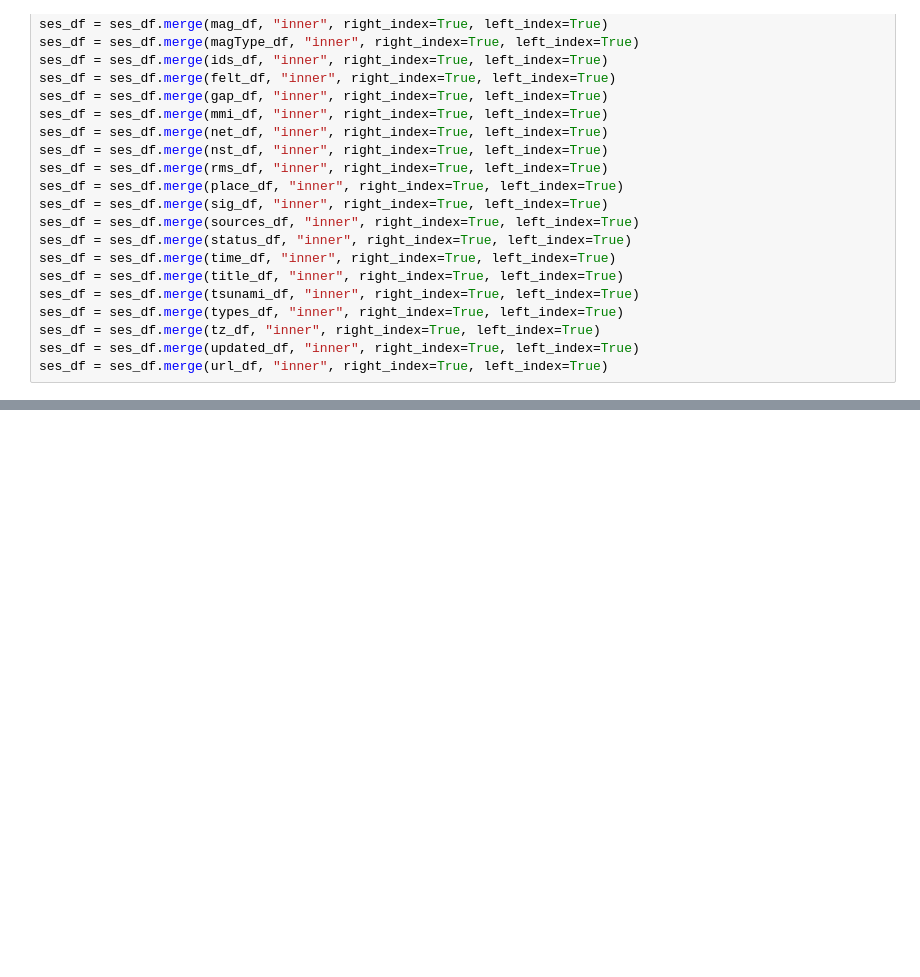
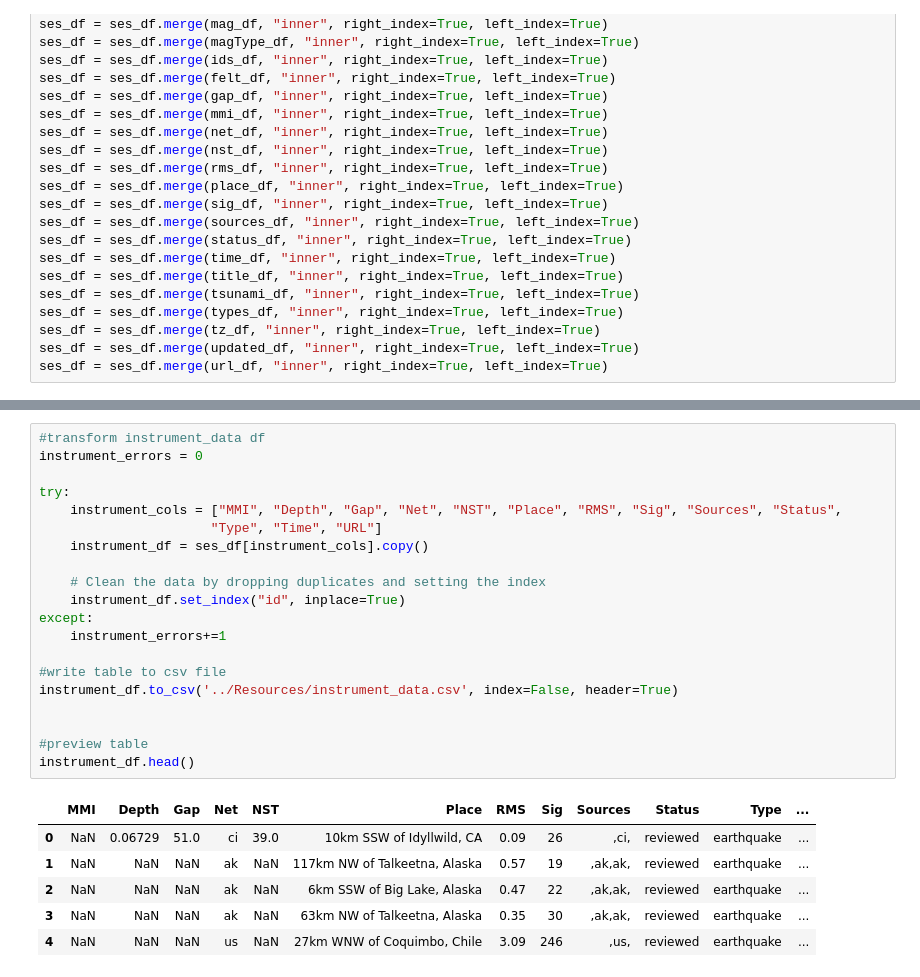
Before and after one commit to jchoi17/ETL-project, a Jupyter notebook: Jupyter Notebooks/Table Creation and PandasDF.ipynb, the cells around one changed output, grey strips where cells are left out. Cells and saved outputs as stored; diff of their text form; blank space fills up the shorter version.

Commit message:
jupyter notebook & resources

```diff
--- a/Jupyter Notebooks/Table Creation and PandasDF.ipynb
+++ b/Jupyter Notebooks/Table Creation and PandasDF.ipynb
@@ -177,0 +207,27 @@ ses_df.head()
+# %%
+#transform instrument_data df
+instrument_errors = 0
+
+try:
+    instrument_cols = ["MMI", "Depth", "Gap", "Net", "NST", "Place", "RMS", "Sig", "Sources", "Status",
+                      "Type", "Time", "URL"]
+    instrument_df = ses_df[instrument_cols].copy()
+
+    # Clean the data by dropping duplicates and setting the index
+    instrument_df.set_index("id", inplace=True)
+except:
+    instrument_errors+=1
+
+#write table to csv file
+instrument_df.to_csv('../Resources/instrument_data.csv', index=False, header=True)
+
+
+#preview table
+instrument_df.head()
+# %% [output]
+|  | MMI | Depth | Gap | Net | NST | Place | RMS | Sig | Sources | Status | Type | ... |
+| 0 | NaN | 0.06729 | 51.0 | ci | 39.0 | 10km SSW of Idyllwild, CA | 0.09 | 26 | ,ci, | reviewed | earthquake | ... |
+| 1 | NaN | NaN | NaN | ak | NaN | 117km NW of Talkeetna, Alaska | 0.57 | 19 | ,ak,ak, | reviewed | earthquake | ... |
+| 2 | NaN | NaN | NaN | ak | NaN | 6km SSW of Big Lake, Alaska | 0.47 | 22 | ,ak,ak, | reviewed | earthquake | ... |
+| 3 | NaN | NaN | NaN | ak | NaN | 63km NW of Talkeetna, Alaska | 0.35 | 30 | ,ak,ak, | reviewed | earthquake | ... |
+| 4 | NaN | NaN | NaN | us | NaN | 27km WNW of Coquimbo, Chile | 3.09 | 246 | ,us, | reviewed | earthquake | ... |
```
Also changed, not shown: parts of 11 cells of this notebook, 8 other files.
